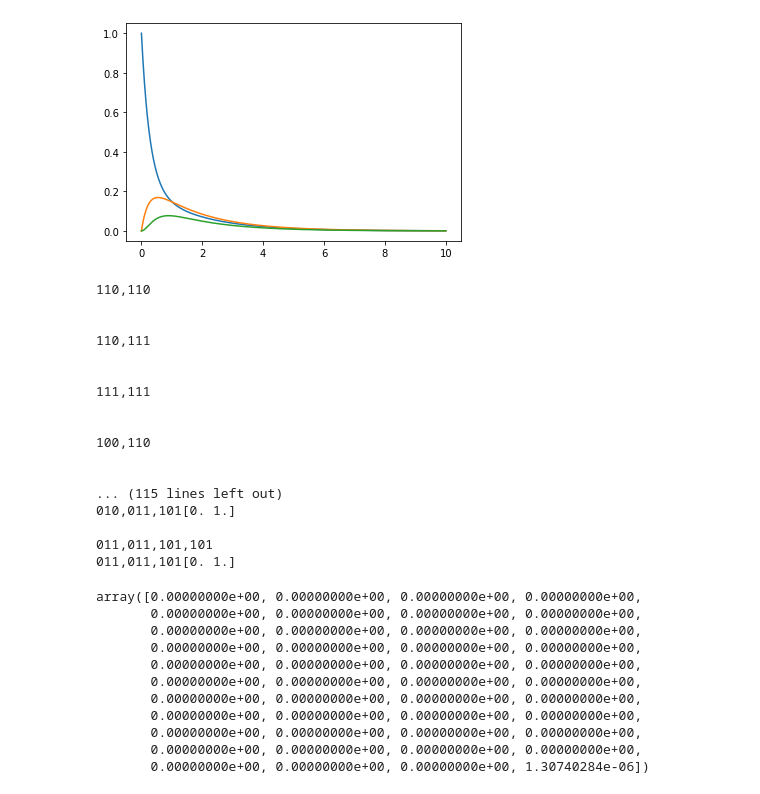
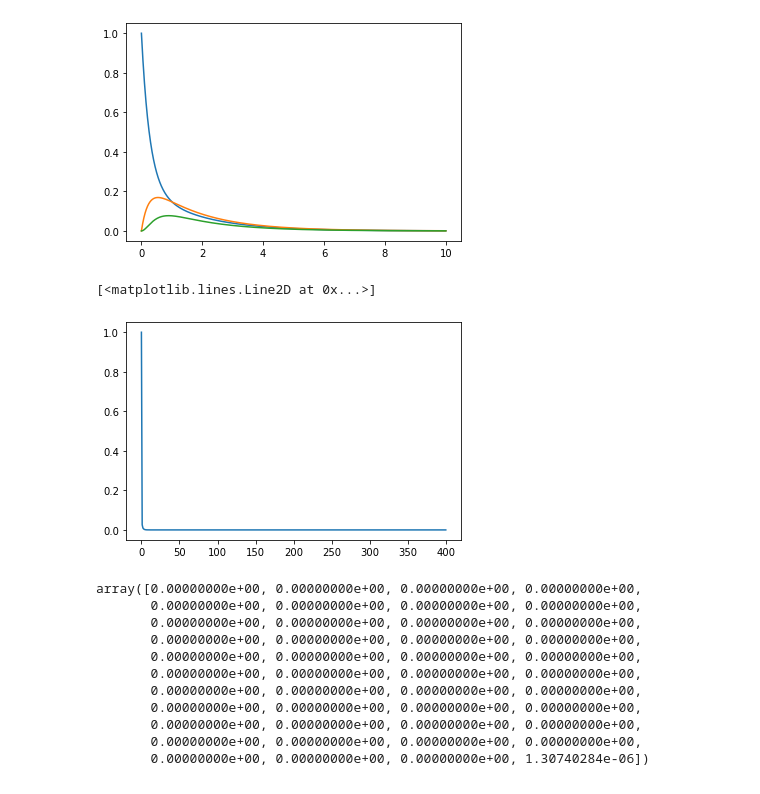
Before and after one commit to vlshchur/structured_SMC, a Jupyter notebook: sSMC.ipynb, the cells around one changed output. Drawn from its saved outputs; the diff is of its cells as text; code cells hidden in the pictures.

```diff
--- a/sSMC.ipynb
+++ b/sSMC.ipynb
@@ -358,46 +409,35 @@ plt.plot(times, sol[:,2])
 [<matplotlib.lines.Line2D at 0x...>]
 [figure]
 # %%
-statesProb = np.zeros( (Mdim,Mdim,2) )
-for s in range(Mdim):
-    st = states[s]
-    count_a, count_b = 0, 0
-    ind = []
-    for i, l in enumerate(st.lng):
-        count_a += l.a
-        if l.a == 1:
-            ind.append(i)
-        count_b += l.b
-    if count_a == 2 and count_b == 2 and st.lng[ ind[0] ].p == st.lng[ ind[1] ].p:
-        newState_id = Coal(st, ind[0], ind[1])
-        if newState_id != -1:
-            statesProb[s, newState_id, st.lng[ ind[0] ].p] += 1
+tau = dim/dt
 
-for i in range(Mdim):
-    print(states[i].n)
-    for j in range(Mdim):
-        if statesProb[i, j, 0] + statesProb[i, j, 1] > 0:
-            print(states[j].n, statesProb[i, j, ], " ", sep="", end="")
+Pinit = np.zeros(Mdim)
+Pinit[0] = 1.0
 
-    print("\n")
+Mexp = linalg.expm( dot(M, params(0))*tau )
+margdist1 = []
+
+#coal_vec = np.zeros(len(states))
+coal_vec = []
+for st in states:
+    if st.num['a'] == 2:
+        lng_i0, lng_i1 = st.index['a'][0], st.index['a'][1]
+        if st.lng[lng_i0].p == st.lng[lng_i1].p:
+            coal_vec.append( params(0)[st.lng[lng_i0].p + 1] )
+        else:
+            coal_vec.append( 0.0 )
+    else:
+        coal_vec.append( 0.0 )
+coal_vec = np.array(coal_vec)
+
+for i in range(dim+1):
+    margdist1.append( dot(Pinit, coal_vec) )
+    Pinit = dot(Mexp, Pinit)
+
+plt.plot(margdist1)
 # %% [output]
-110,110
-
-
-110,111
-
-
-111,111
-
-
-100,110
-
-
-... (115 lines left out)
-010,011,101[0. 1.]
-
-011,011,101,101
-011,011,101[0. 1.]
+[<matplotlib.lines.Line2D at 0x...>]
+[figure, added]
 # %%
 #def params(t):
 #    return np.array([0.001, 1.0, 2.0, 1., 1.])
```
Also changed, not shown: parts of 9 cells of this notebook.
